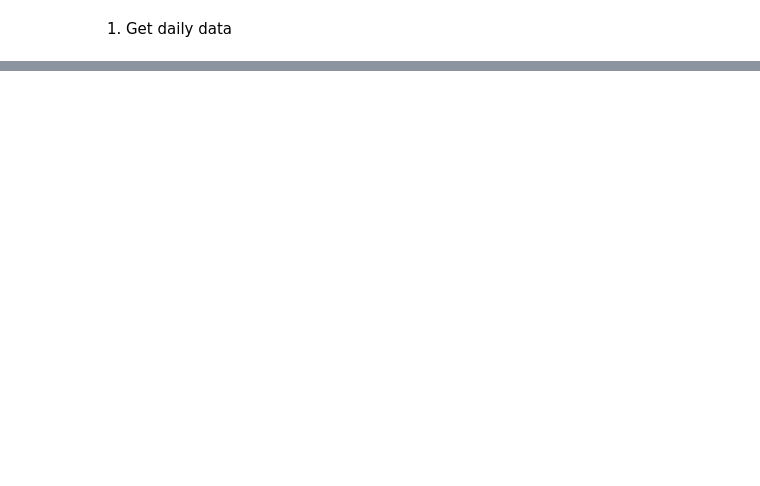
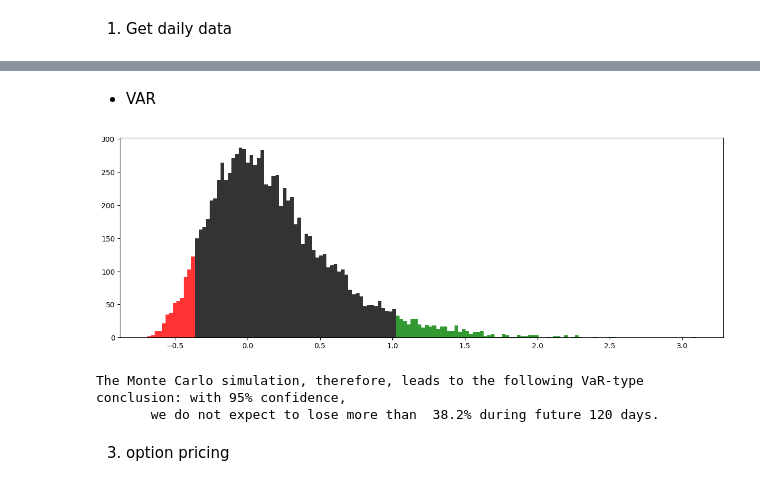
Before and after one commit to HoseinAhmadi97/Stochastic-proccess, a Jupyter notebook: 2. Option_Pricing.ipynb, the cells around one changed output, grey strips where cells are left out. Cells and saved outputs as stored; diff of their text form; code cells hidden in the pictures; blank space fills up the shorter version.

Commit message:
update option pricing

```diff
--- a/2. Option_Pricing.ipynb
+++ b/2. Option_Pricing.ipynb
@@ -46,0 +61,26 @@ ValueError: operands could not be broadcast together with shapes (634,) (10,)
+# %% [markdown]
+- VAR
+# %%
+due_all_price = simulated_price_array[:, -1]
+due_all_return = (due_all_price/past_price[-1]) - 1
+
+plt.figure(figsize=(15, 5))
+counts, bin_edges, patches = plt.hist(due_all_return, bins=150, color='black', alpha=0.8)
+for patch, edge in zip(patches, bin_edges):
+    if edge >= np.quantile(due_all_return, 0.95):
+        patch.set_facecolor('green')
+    elif edge <= np.quantile(due_all_return, 0.05):
+        patch.set_facecolor('red')
+
+plt.show()
+# %% [output]
+[figure, added]
+# %%
+var = np.quantile(due_all_return, 0.05)
+print(f'The Monte Carlo simulation, therefore, leads to the following VaR-type conclusion: with 95% confidence,\n \
+      we do not expect to lose more than {-var: .1%} during future {steps_num} days.')
+# %% [output]
+The Monte Carlo simulation, therefore, leads to the following VaR-type conclusion: with 95% confidence,
+       we do not expect to lose more than  38.2% during future 120 days.
+# %% [markdown]
+3. option pricing
```
Also changed, not shown: parts of 17 cells of this notebook, 1 other file.
